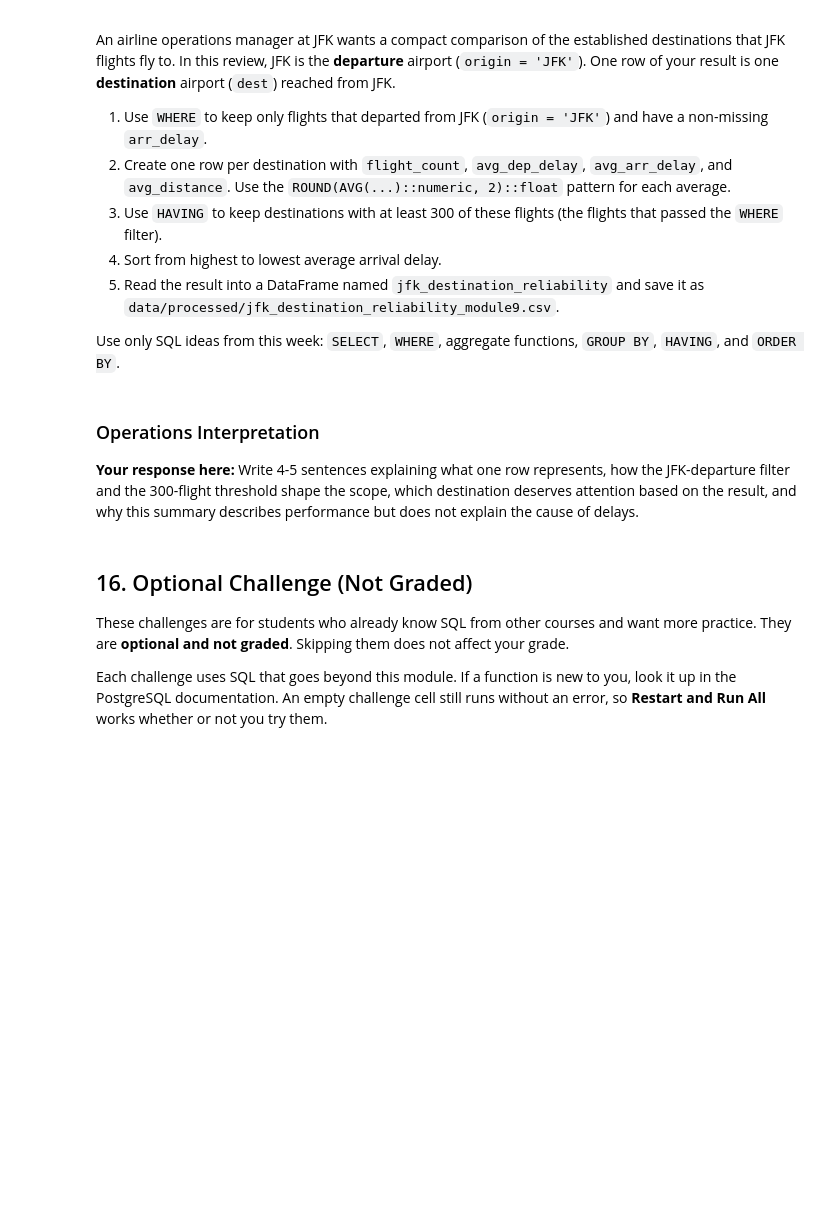
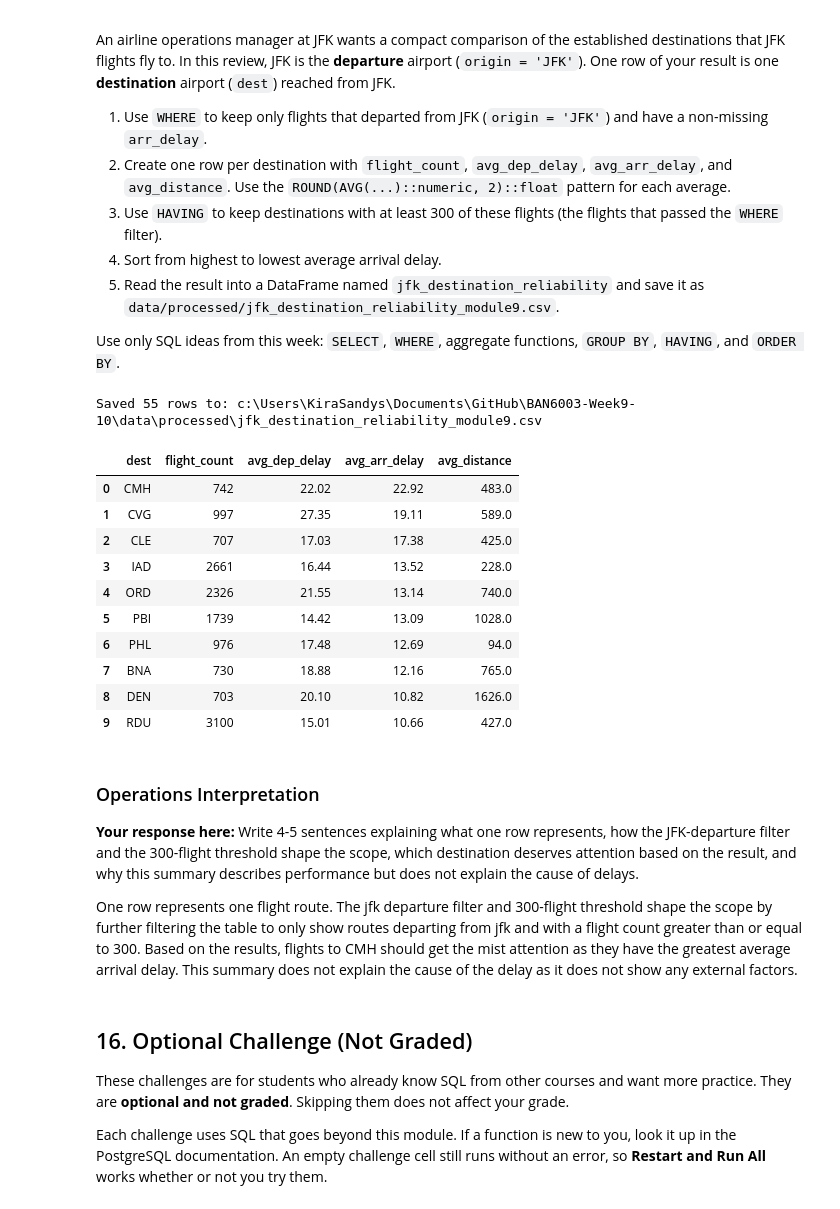
Before and after one commit to Ksandys22/BAN6003-Week9-10, a Jupyter notebook: notebooks/module9_neon_sql_fundamentals_guided_lab.ipynb, the cells around one changed output. Cells and saved outputs as stored; diff of their text form; code cells hidden in the pictures; blank space fills up the shorter version.

Commit message:
Completed Module 9 Neon SQL fundamentals lab

```diff
--- a/notebooks/module9_neon_sql_fundamentals_guided_lab.ipynb
+++ b/notebooks/module9_neon_sql_fundamentals_guided_lab.ipynb
@@ -615,29 +942,49 @@ Use only SQL ideas from this week: `SELECT`, `WHERE`, aggregate functions, `GROU
 # %%
 # Offline Assignment - write and run your SQL query here.
 # Suggested SQL order:
 # SELECT dest plus COUNT(*) and the three rounded AVG() expressions
 # FROM flights
 # WHERE origin = 'JFK' and arr_delay IS NOT NULL
 # GROUP BY dest
 # HAVING COUNT(*) >= 300
 # ORDER BY the average arrival-delay alias DESC
 query = """
-
+Select dest, count(*) as flight_count, round(avg(dep_delay)::numeric, 2)::float as avg_dep_delay, round (avg(arr_delay)::numeric, 2)::float as avg_arr_delay, round(avg(distance)::numeric, 2)::float as avg_distance
+from flights
+where origin = 'JFK'
+group by dest
+having count(*) >= 300
+order by avg_arr_delay DESC;
 """
 
 jfk_destination_reliability = run_query(query, engine)
 
 if jfk_destination_reliability.empty:
     print("Complete the offline SQL query before exporting.")
 else:
     offline_output_path = output_dir / "jfk_destination_reliability_module9.csv"
     jfk_destination_reliability.to_csv(offline_output_path, index=False)
     print(f"Saved {len(jfk_destination_reliability)} rows to: {offline_output_path}")
     display(jfk_destination_reliability.head(10))
+# %% [output]
+Saved 55 rows to: c:\Users\KiraSandys\Documents\GitHub\BAN6003-Week9-10\data\processed\jfk_destination_reliability_module9.csv
+|  | dest | flight_count | avg_dep_delay | avg_arr_delay | avg_distance |
+| 0 | CMH | 742 | 22.02 | 22.92 | 483.0 |
+| 1 | CVG | 997 | 27.35 | 19.11 | 589.0 |
+| 2 | CLE | 707 | 17.03 | 17.38 | 425.0 |
+| 3 | IAD | 2661 | 16.44 | 13.52 | 228.0 |
+| 4 | ORD | 2326 | 21.55 | 13.14 | 740.0 |
+| 5 | PBI | 1739 | 14.42 | 13.09 | 1028.0 |
+| 6 | PHL | 976 | 17.48 | 12.69 | 94.0 |
+| 7 | BNA | 730 | 18.88 | 12.16 | 765.0 |
+| 8 | DEN | 703 | 20.10 | 10.82 | 1626.0 |
+| 9 | RDU | 3100 | 15.01 | 10.66 | 427.0 |
 # %% [markdown]
 ### Operations Interpretation
 
 **Your response here:** Write 4-5 sentences explaining what one row represents, how the JFK-departure filter and the 300-flight threshold shape the scope, which destination deserves attention based on the result, and why this summary describes performance but does not explain the cause of delays.
+
+One row represents one flight route. The jfk departure filter and 300-flight threshold shape the scope by further filtering the table to only show routes departing from jfk and with a flight count greater than or equal to 300. Based on the results, flights to CMH should get the mist attention as they have the greatest average arrival delay. This summary does not explain the cause of the delay as it does not show any external factors.
 # %% [markdown]
 ## 16. Optional Challenge (Not Graded)
 
```
Also changed, not shown: parts of 39 cells of this notebook, 2 other files.
